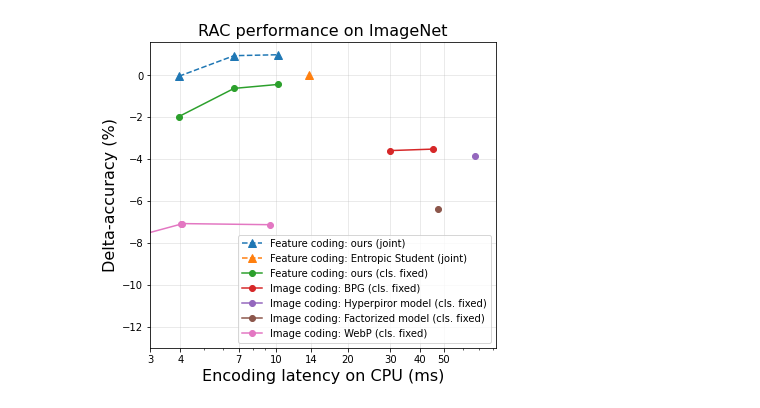
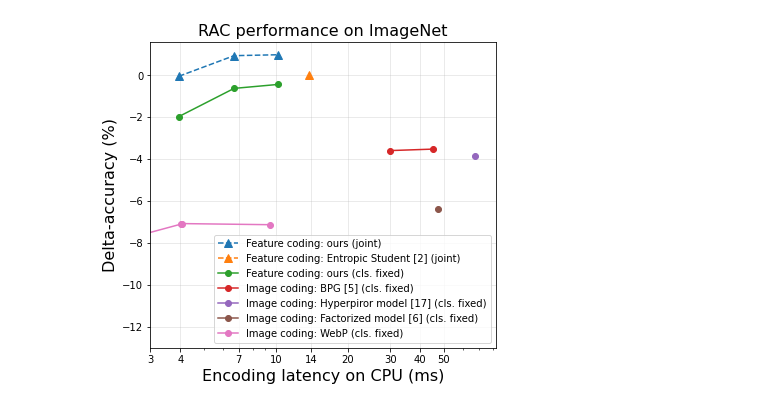
Before and after one commit to duanzhiihao/edge-cloud-rac, a Jupyter notebook: plot-bdacc-complexity.ipynb, the cells around one changed output. Saved outputs shown, nothing was run; the diff lists cells and outputs as text; code cells hidden in the pictures.

Commit message:
plot

```diff
--- a/plot-bdacc-complexity.ipynb
+++ b/plot-bdacc-complexity.ipynb
@@ -149,37 +149,37 @@ from matplotlib.ticker import ScalarFormatter
 fig1, ax = plt.subplots(figsize=(6,5))
 plt.plot(rac_ours_joint['latency'], rac_ours_joint['bd-acc'], label='Feature coding: ours (joint)',
          marker='^', markersize=8, linestyle='--')
-plt.plot(rac_irvine['latency'], rac_irvine['bd-acc'], label='Feature coding: Entropic Student (joint)',
+plt.plot(rac_irvine['latency'], rac_irvine['bd-acc'], label='Feature coding: Entropic Student [2] (joint)',
          marker='^', markersize=8, linestyle='--')
 plt.plot(rac_ours_enc['latency'], rac_ours_enc['bd-acc'], label='Feature coding: ours (cls. fixed)',
          marker='.', markersize=12)
-plt.plot(rac_bpg['latency'], rac_bpg['bd-acc'], label='Image coding: BPG (cls. fixed)',
+plt.plot(rac_bpg['latency'], rac_bpg['bd-acc'], label='Image coding: BPG [5] (cls. fixed)',
          marker='.', markersize=12)
 plt.plot(rac_hyper_mse['latency'], rac_hyper_mse['bd-acc'],
-         label='Image coding: Hyperpiror model (cls. fixed)',
+         label='Image coding: Hyperpiror model [17] (cls. fixed)',
          marker='.', markersize=12)
 plt.plot(rac_fac_mse['latency'], rac_fac_mse['bd-acc'],
-         label='Image coding: Factorized model (cls. fixed)',
+         label='Image coding: Factorized model [6] (cls. fixed)',
          marker='.', markersize=12)
 # plt.plot(rac_fac_ms_ssim['latency'], rac_fac_ms_ssim['bd-acc'],
 #          label='Image coding: Factorized model, MS-SSIM (cls. fixed)',
 #          marker='.', markersize=12)
 plt.plot(rac_webp['latency'], rac_webp['bd-acc'], label='Image coding: WebP (cls. fixed)',
          marker='.', markersize=12)
 
 plt.title('RAC performance on ImageNet', fontsize=16)
 plt.xlabel('Encoding latency on CPU (ms)', fontsize=16)
 plt.ylabel('Delta-accuracy (%)', fontsize=16)
 plt.xscale('log')
 plt.xlim(3)
 plt.ylim(-13)
 plt.xticks([3, 4, 7, 10, 14, 20, 30, 40, 50])
 ax.get_xaxis().set_major_formatter(ScalarFormatter())
 plt.grid(True, alpha=0.32)
 # plt.legend(loc='lower center', bbox_to_anchor=(0.45,0))
 plt.legend(loc='lower right')
 # plt.tight_layout()
 plt.subplots_adjust(left=0.12, bottom=0.1, right=0.92, top=0.95)
 plt.savefig('rac.pdf')
 # %% [output]
-[figure, old version]
+[figure, new version]
```
Also changed, not shown: 4 other files.
